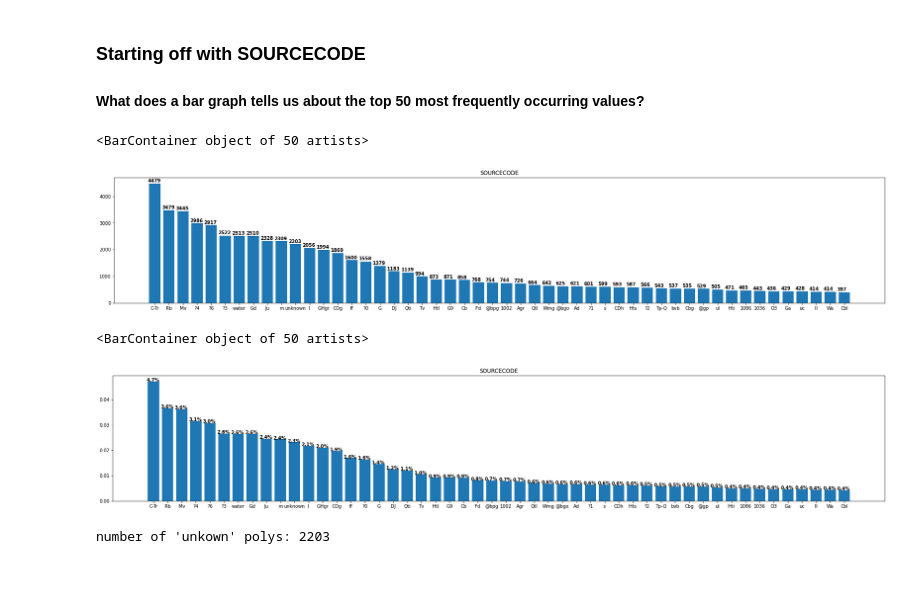
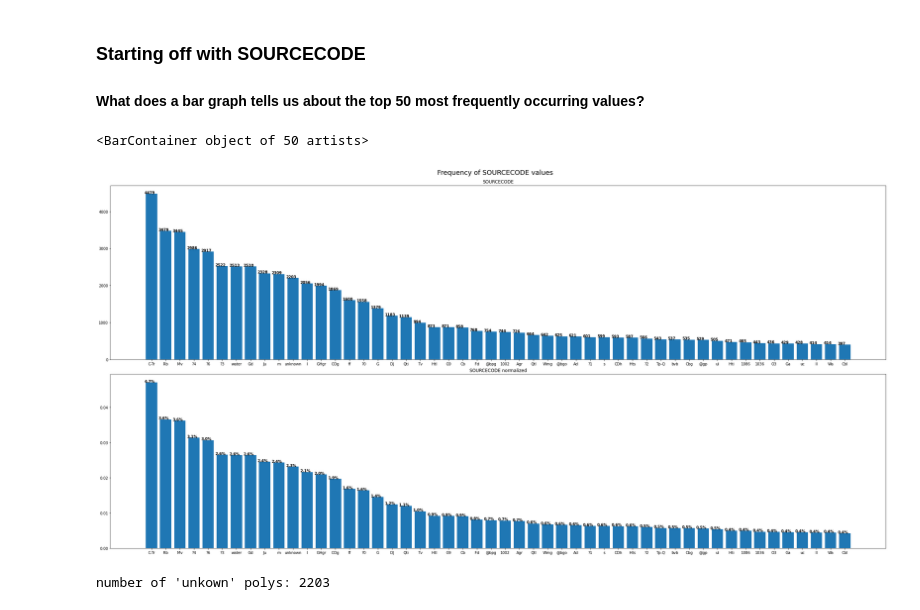
Before and after one commit to selkind/GeoMap, a Jupyter notebook: scratch.ipynb, the cells around one changed output. Cells and saved outputs as stored; diff of their text form; code cells hidden in the pictures; blank space fills up the shorter version.

Commit message:
fixed grammar in sourcecode intro, combined bar graphs

```diff
--- a/scratch.ipynb
+++ b/scratch.ipynb
@@ -61,26 +70,24 @@ display(nunique_cols[28:].transpose())
 #### What does a bar graph tells us about the top 50 most frequently occurring values?
 # %%
 counts = data["SOURCECODE"].value_counts(ascending=False)
-fig, ax = plt.subplots(1, 1, figsize=(30,5))
+norm_counts = data["SOURCECODE"].value_counts(ascending=False, normalize=True)
+fig, ax = plt.subplots(2, 1, figsize=(30,15))
+fig.tight_layout(pad=2.0)
+fig.subplots_adjust(top=.94)
+fig.suptitle("Frequency of SOURCECODE values", size=18)
+
 values_to_plot = 50
-ax.set_title("SOURCECODE")
+ax[0].set_title("SOURCECODE")
+ax[1].set_title("SOURCECODE normalized")
 for i, v in enumerate(counts[:values_to_plot]):
-    ax.text(i - .5, v + 50, str(v), color='black', fontweight='bold')
-ax.bar(counts.index[:values_to_plot], counts[:values_to_plot])
+    ax[0].text(i - .5, v, str(v), color='black', fontweight='bold')
+for i, v in enumerate(norm_counts[:values_to_plot]):
+    ax[1].text(i - .5, v, f"{str(v * 100)[:3]}%", color='black', fontweight='bold')
+ax[0].bar(counts.index[:values_to_plot], counts[:values_to_plot])
+ax[1].bar(norm_counts.index[:values_to_plot], norm_counts[:values_to_plot])
 # %% [output]
 <BarContainer object of 50 artists>
-[figure, old version]
+[figure, new version]
-# %%
-norm_counts = data["SOURCECODE"].value_counts(ascending=False, normalize=True)
-fig, ax = plt.subplots(1, 1, figsize=(30,5))
-values_to_plot = 50
-ax.set_title("SOURCECODE")
-for i, v in enumerate(norm_counts[:values_to_plot]):
-    ax.text(i - .5, v, f"{str(v * 100)[:3]}%", color='black', fontweight='bold')
-ax.bar(norm_counts.index[:values_to_plot], norm_counts[:values_to_plot])
-# %% [output]
-<BarContainer object of 50 artists>
-[figure, removed]
 # %%
 print("number of 'unkown' polys:", counts["unknown"])
 display([i for i in counts.index if "unk" in i])
```
Also changed, not shown: parts of 2 cells of this notebook.
